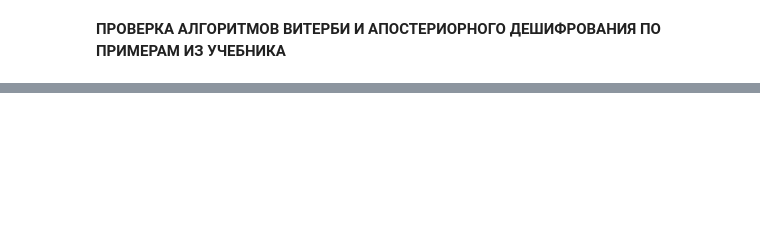
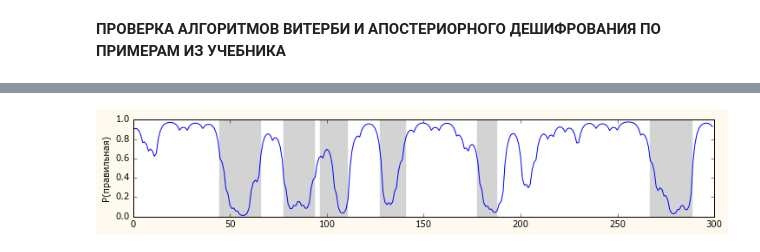
Before and after one commit to GolovkinMaxim/Miserable_casino, a Jupyter notebook: Miserable_casino_Golovkin.ipynb, the cells around one changed output, grey strips where cells are left out. Saved outputs shown, nothing was run; the diff lists cells and outputs as text; code cells hidden in the pictures; blank space fills up the shorter version.

```diff
--- a/Miserable_casino_Golovkin.ipynb
+++ b/Miserable_casino_Golovkin.ipynb
@@ -512,7 +605,12 @@ Image(filename= r'C:\Viterby.png')
 # %%
-Forward, P_x_1, m_f = Forward_algoritm(Rolls, A, E)
-Backward, P_x_2, m_b = Backward_algoritm(Rolls, A, E)
-Aposterior = Aposterior_algorithm(Forward[0],Backward[0],P_x_1, m_f, m_b)
+A = np.array([[0.95,0.05],[0.1,0.9]])
+E = np.array([[1/6,1/6,1/6,1/6,1/6,1/6],[0.1,0.1,0.1,0.1,0.1,0.5]])
+X = stationary_distribution(A)
+Forward, P_x_f, m_f = Forward_algoritm(Rolls, A, E, X)
+Backward, P_x_b, m_b = Backward_algoritm(Rolls, A, E, X)
+Aposterior = Aposterior_algorithm(Forward[0],Backward[0],P_x_f, m_f, m_b)
 print_model_Aposterior(Aposterior, Die)
+# %% [output]
+[figure, added]
 # %%
 Image(filename= r'C:\Aposterior.png')
```
Also changed, not shown: parts of 24 cells of this notebook.
